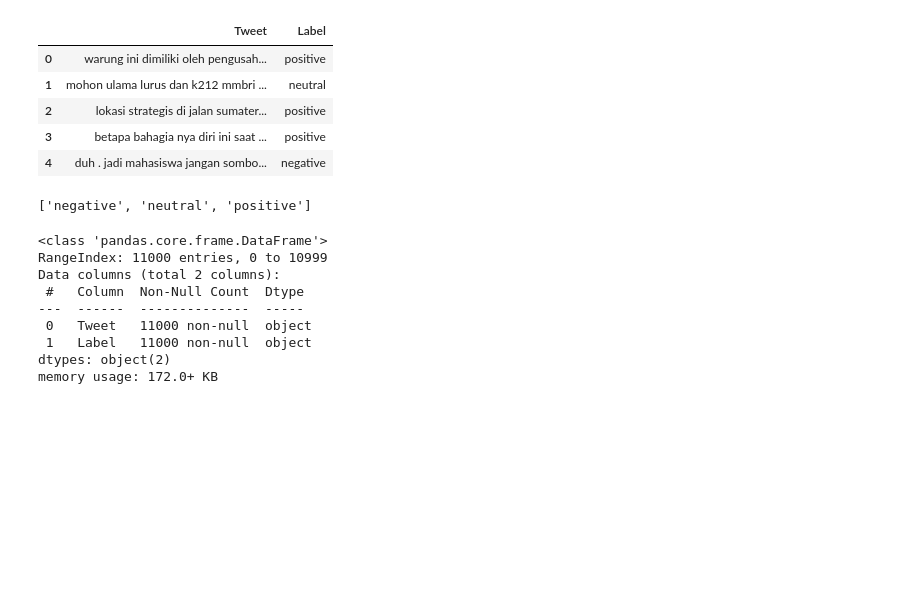
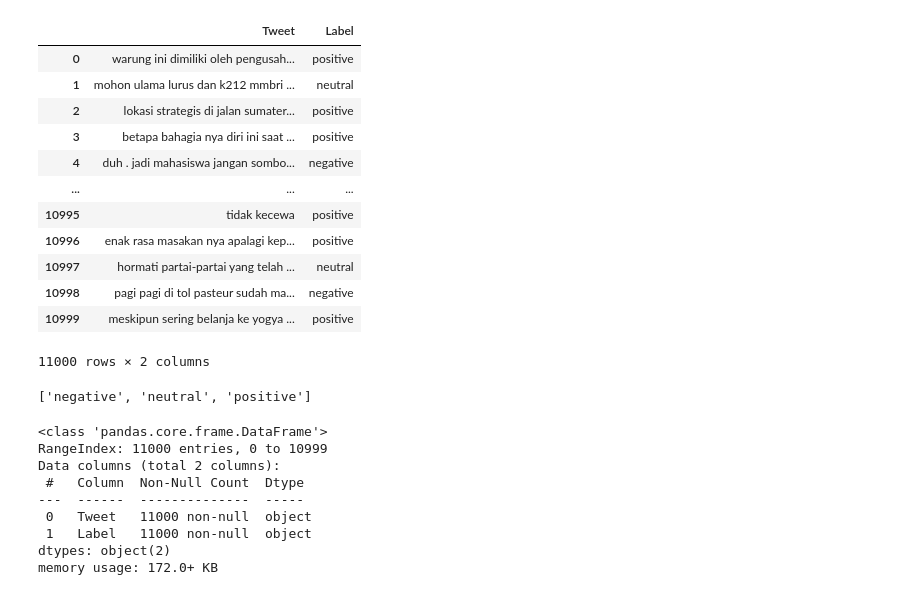
Before and after one commit to AlifSeptian11/PlatinumChallange-Group2-, a Jupyter notebook: EDA Platinum.ipynb, the cells around one changed output. Saved outputs shown, nothing was run; the diff lists cells and outputs as text; code cells hidden in the pictures; blank space fills up the shorter version.

```diff
--- a/EDA Platinum.ipynb
+++ b/EDA Platinum.ipynb
@@ -9,14 +9,21 @@ import seaborn as sns
 # %%
 # import dataset
 df = pd.read_csv('docs/DATA/train_preprocess.tsv.txt', sep='\t', names=['Tweet','Label'])
-df.head()
+df
 # %% [output]
 |  | Tweet | Label |
 | 0 | warung ini dimiliki oleh pengusah... | positive |
 | 1 | mohon ulama lurus dan k212 mmbri ... | neutral |
 | 2 | lokasi strategis di jalan sumater... | positive |
 | 3 | betapa bahagia nya diri ini saat ... | positive |
 | 4 | duh . jadi mahasiswa jangan sombo... | negative |
+| ... | ... | ... |
+| 10995 | tidak kecewa | positive |
+| 10996 | enak rasa masakan nya apalagi kep... | positive |
+| 10997 | hormati partai-partai yang telah ... | neutral |
+| 10998 | pagi pagi di tol pasteur sudah ma... | negative |
+| 10999 | meskipun sering belanja ke yogya ... | positive |
+11000 rows × 2 columns
 # %%
 # sortir label tweet
 sorted(df['Label'].unique())
```
Also changed, not shown: parts of 2 cells of this notebook, 11 other files.
